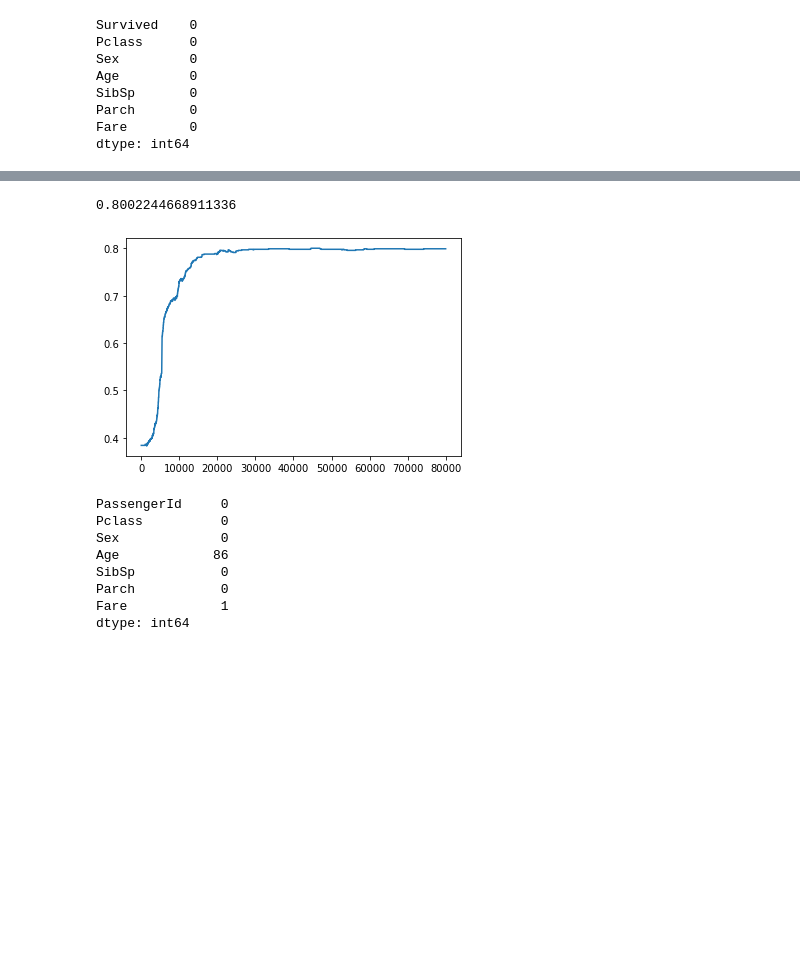
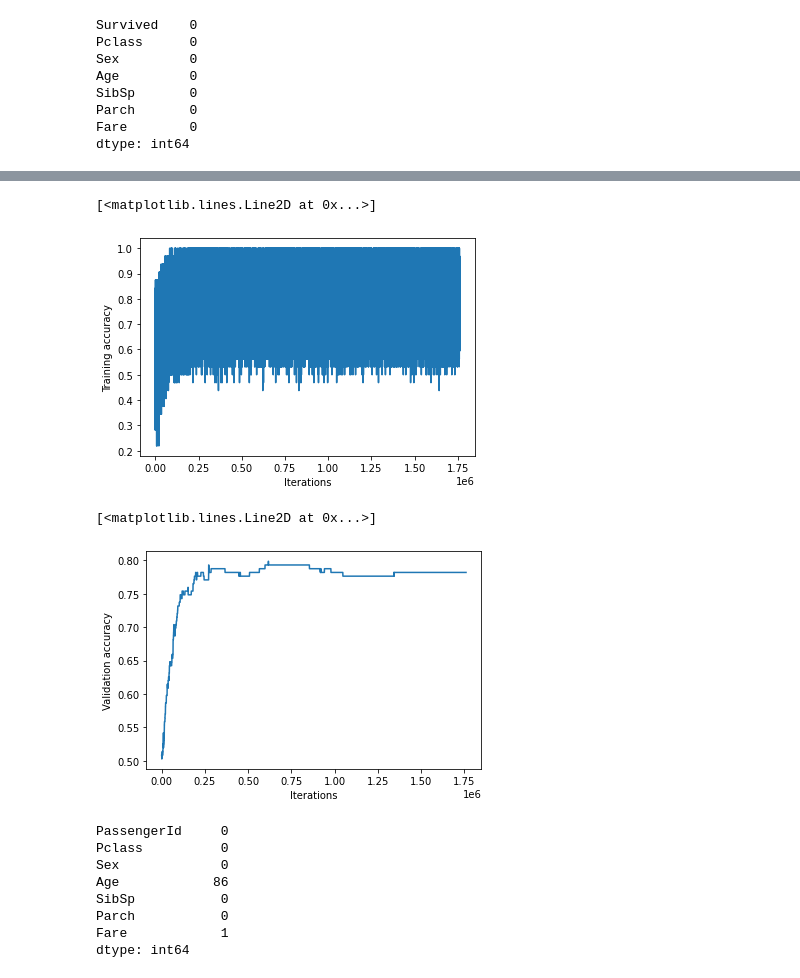
Before and after one commit to dminhvu/Machine-Learning, a Jupyter notebook: Kaggle/Titanic/Titanic.ipynb, the cells around one changed output, grey strips where cells are left out. Cells and saved outputs as stored; diff of their text form; code cells hidden in the pictures; blank space fills up the shorter version.

```diff
--- a/Kaggle/Titanic/Titanic.ipynb
+++ b/Kaggle/Titanic/Titanic.ipynb
@@ -202,9 +273,17 @@ model.losses[-1]
 # %%
-plt.plot(model.accs)
-np.max(model.accs)
+plt.xlabel('Iterations')
+plt.ylabel('Training accuracy')
+plt.plot(model.train_accs)
 # %% [output]
-0.8002244668911336
+[<matplotlib.lines.Line2D at 0x...>]
-[figure, old version]
+[figure, new version]
+# %%
+plt.xlabel('Iterations')
+plt.ylabel('Validation accuracy')
+plt.plot(model.val_accs)
+# %% [output]
+[<matplotlib.lines.Line2D at 0x...>]
+[figure, added]
 # %%
 df_test = pd.read_csv('test.csv')
 df_test = df_test.drop(['Name','Cabin','Embarked','Ticket'],axis=1)
```
Also changed, not shown: parts of 12 cells of this notebook, 2 other files.
